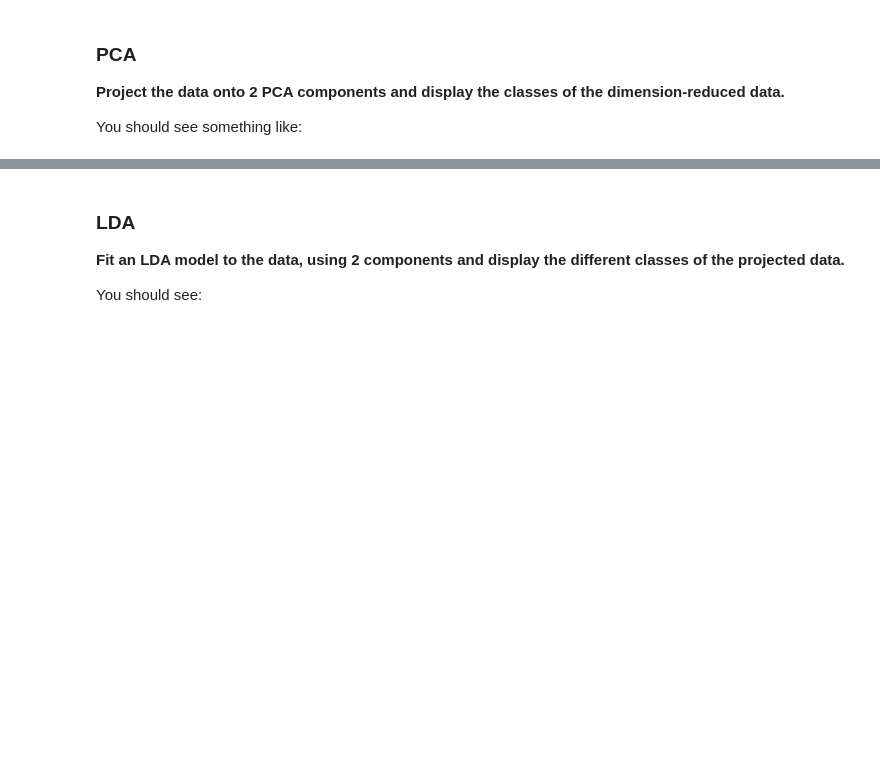
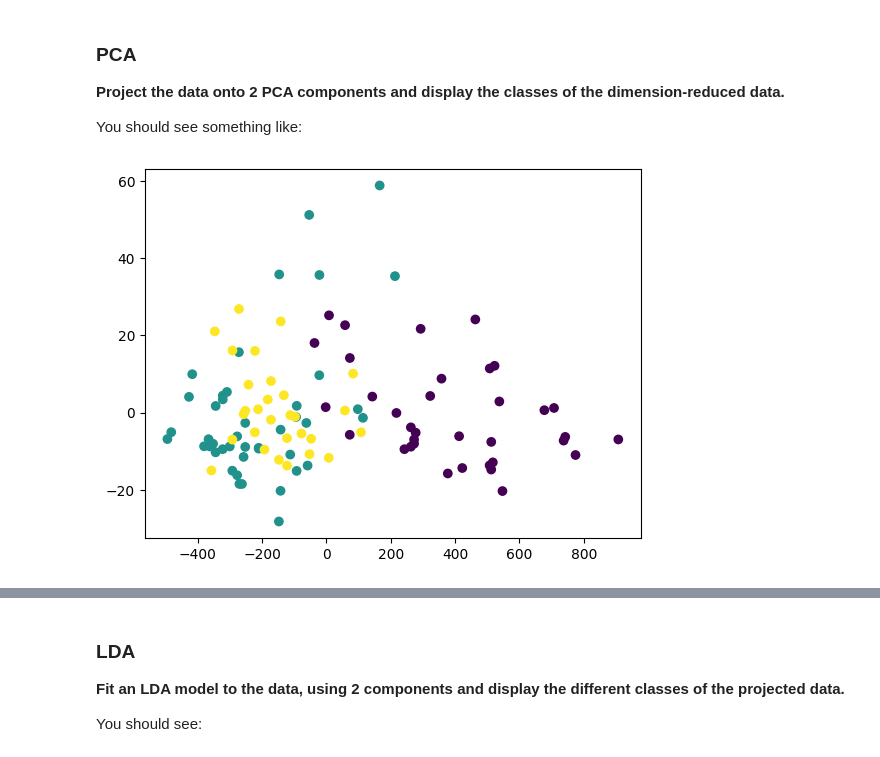
Before and after one commit to Obakeng-Mogale/cs315-assign-1, a Jupyter notebook: assign1/src/assign1.ipynb, the cells around one changed output, grey strips where cells are left out. Saved outputs shown, nothing was run; the diff lists cells and outputs as text; code cells hidden in the pictures; blank space fills up the shorter version.

```diff
--- a/assign1/src/assign1.ipynb
+++ b/assign1/src/assign1.ipynb
@@ -427,5 +433,11 @@ wine_test = wine_test[:,:-1]
 You should see something like:
 # %%
 # Insert code to produce the image below
+winePCA = PCA(n_components=2)
+wine_pts = winePCA.fit_transform(wine_train)
+plt.scatter(wine_pts[:,0], wine_pts[:,1], c = wine_train_labels)
+plt.show()
+# %% [output]
+[figure, added]
 # %%
 display(Image(filename='../resources/images/Wine_PCA.png'))
```
Also changed, not shown: parts of 23 cells of this notebook, 3 other files.
